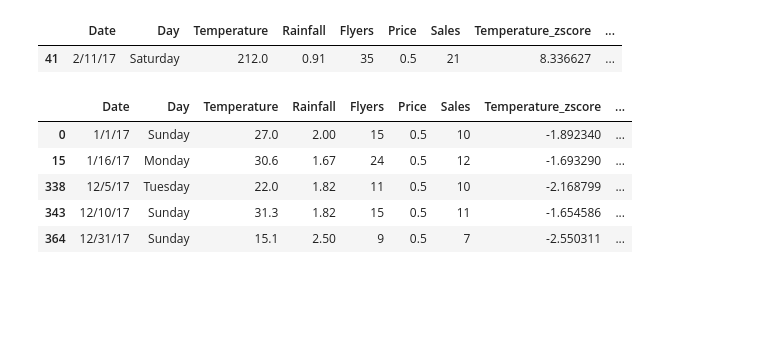
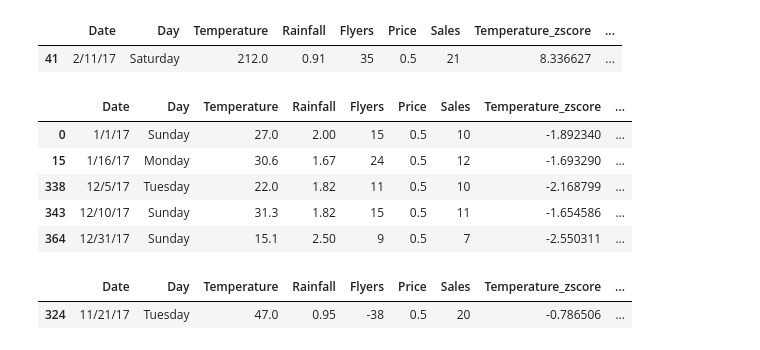
Before and after one commit to LinhQuach13/anomaly-detection-exercises, a Jupyter notebook: continuous_probabilistic_methods.ipynb, the cells around one changed output. Saved outputs shown, nothing was run; the diff lists cells and outputs as text; code cells hidden in the pictures; blank space fills up the shorter version.

```diff
--- a/continuous_probabilistic_methods.ipynb
+++ b/continuous_probabilistic_methods.ipynb
@@ -511,3 +499,9 @@ df[df['Rainfall_zscore'].abs() >=3]
 | 338 | 12/5/17 | Tuesday | 22.0 | 1.82 | 11 | 0.5 | 10 | -2.168799 | ... |
 | 343 | 12/10/17 | Sunday | 31.3 | 1.82 | 15 | 0.5 | 11 | -1.654586 | ... |
 | 364 | 12/31/17 | Sunday | 15.1 | 2.50 | 9 | 0.5 | 7 | -2.550311 | ... |
+# %%
+#Flyers with an absolute z score of 3 or higher
+lemonade_df[lemonade_df['Flyers_zscore'].abs() >=3]
+# %% [output]
+|  | Date | Day | Temperature | Rainfall | Flyers | Price | Sales | Temperature_zscore | ... |
+| 324 | 11/21/17 | Tuesday | 47.0 | 0.95 | -38 | 0.5 | 20 | -0.786506 | ... |
```
Also changed, not shown: parts of 17 cells of this notebook.
